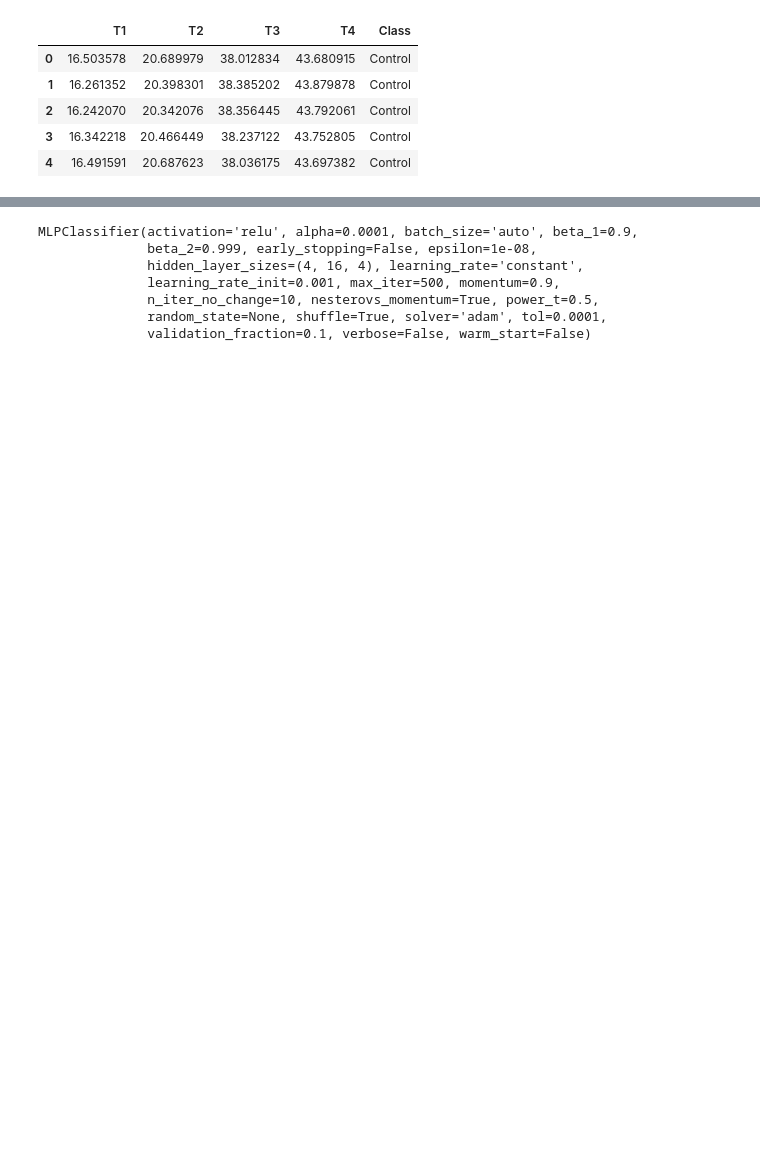
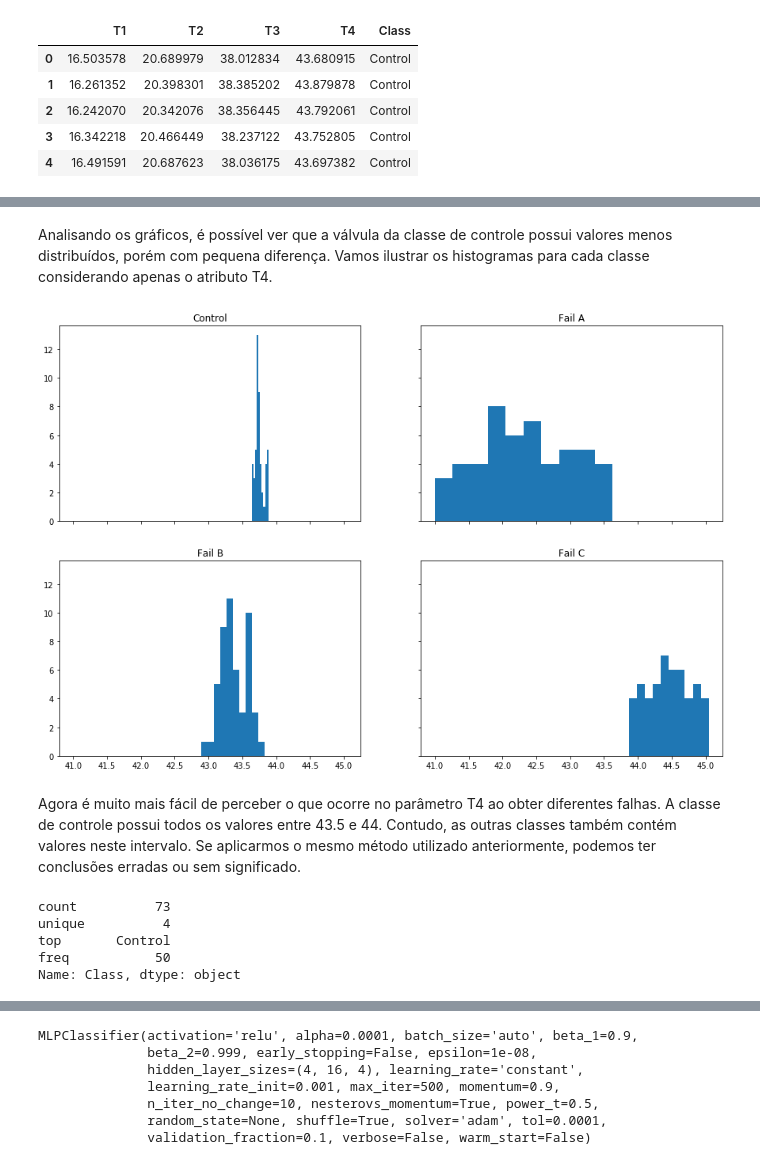
Before and after one commit to henriquemendes96/CAP394_DataScience, a Jupyter notebook: class_valve.ipynb, the cells around one changed output, grey strips where cells are left out. Drawn from its saved outputs; the diff is of its cells as text; code cells hidden in the pictures; blank space fills up the shorter version.

```diff
--- a/class_valve.ipynb
+++ b/class_valve.ipynb
@@ -313,0 +398,33 @@ characteristics.head()
+# %% [markdown]
+Analisando os gráficos, é possível ver que a válvula da classe de controle possui valores menos distribuídos, porém com pequena diferença. Vamos ilustrar os histogramas para cada classe considerando apenas o atributo T4.
+# %%
+fig, axes = plt.subplots(2, 2, sharex=True, sharey=True, figsize=(15,10))
+
+#plt.subplot(221)
+axes[0, 0].hist(control['T4'].values)
+axes[0, 0].title.set_text('Control')
+
+#plt.subplot(222)
+axes[0, 1].hist(fail_A['T4'].values)
+axes[0, 1].title.set_text('Fail A')
+
+#plt.subplot(223)
+axes[1, 0].hist(fail_B['T4'].values)
+axes[1, 0].title.set_text('Fail B')
+
+#plt.subplot(224)
+axes[1, 1].hist(fail_C['T4'].values)
+axes[1, 1].title.set_text('Fail C')
+# %% [output]
+[figure, added]
+# %% [markdown]
+Agora é muito mais fácil de perceber o que ocorre no parâmetro T4 ao obter diferentes falhas. A classe de controle possui todos os valores entre 43.5 e 44. Contudo, as outras classes também contém valores neste intervalo. Se aplicarmos o mesmo método utilizado anteriormente, podemos ter conclusões erradas ou sem significado.
+# %%
+isControl = valve[(valve.T4 > 43.5) & (valve.T4 < 44)]
+isControl['Class'].describe()
+# %% [output]
+count          73
+unique          4
+top       Control
+freq           50
+Name: Class, dtype: object
```
Also changed, not shown: parts of 31 cells of this notebook.
